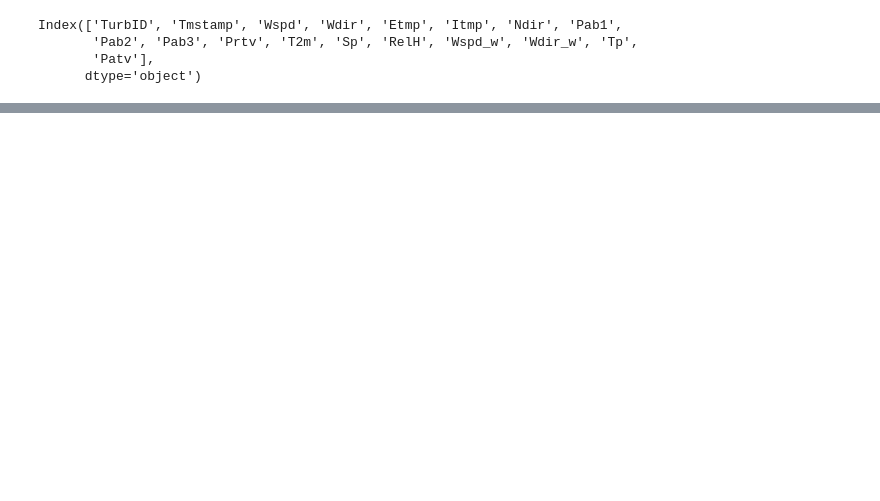
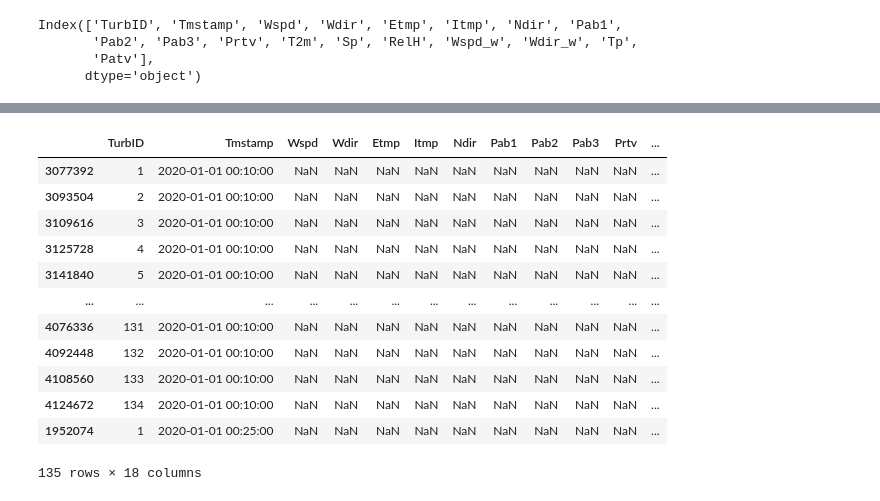
Before and after one commit to valerasaray/fan_regression, a Jupyter notebook: notebooks/main.ipynb, the cells around one changed output, grey strips where cells are left out. Cells and saved outputs as stored; diff of their text form; code cells hidden in the pictures; blank space fills up the shorter version.

```diff
--- a/notebooks/main.ipynb
+++ b/notebooks/main.ipynb
@@ -31,0 +85,25 @@ data[(data['Wspd'] == 6.17)].head(30)
+# %%
+import numpy as np
+
+
+data_sorted['minute'] = data_sorted['Tmstamp'].dt.minute
+data_sorted['hour'] = data_sorted['Tmstamp'].dt.hour
+data_sorted['day_of_week'] = data_sorted['Tmstamp'].dt.day_of_week
+data_sorted['month_sin'] = np.sin(2 * np.pi * data_sorted['Tmstamp'].dt.month / 12)
+data_sorted['year'] = data_sorted['Tmstamp'].dt.year
+# %%
+data_sorted.head(135)
+# %% [output]
+|  | TurbID | Tmstamp | Wspd | Wdir | Etmp | Itmp | Ndir | Pab1 | Pab2 | Pab3 | Prtv | ... |
+| 3077392 | 1 | 2020-01-01 00:10:00 | NaN | NaN | NaN | NaN | NaN | NaN | NaN | NaN | NaN | ... |
+| 3093504 | 2 | 2020-01-01 00:10:00 | NaN | NaN | NaN | NaN | NaN | NaN | NaN | NaN | NaN | ... |
+| 3109616 | 3 | 2020-01-01 00:10:00 | NaN | NaN | NaN | NaN | NaN | NaN | NaN | NaN | NaN | ... |
+| 3125728 | 4 | 2020-01-01 00:10:00 | NaN | NaN | NaN | NaN | NaN | NaN | NaN | NaN | NaN | ... |
+| 3141840 | 5 | 2020-01-01 00:10:00 | NaN | NaN | NaN | NaN | NaN | NaN | NaN | NaN | NaN | ... |
+| ... | ... | ... | ... | ... | ... | ... | ... | ... | ... | ... | ... | ... |
+| 4076336 | 131 | 2020-01-01 00:10:00 | NaN | NaN | NaN | NaN | NaN | NaN | NaN | NaN | NaN | ... |
+| 4092448 | 132 | 2020-01-01 00:10:00 | NaN | NaN | NaN | NaN | NaN | NaN | NaN | NaN | NaN | ... |
+| 4108560 | 133 | 2020-01-01 00:10:00 | NaN | NaN | NaN | NaN | NaN | NaN | NaN | NaN | NaN | ... |
+| 4124672 | 134 | 2020-01-01 00:10:00 | NaN | NaN | NaN | NaN | NaN | NaN | NaN | NaN | NaN | ... |
+| 1952074 | 1 | 2020-01-01 00:25:00 | NaN | NaN | NaN | NaN | NaN | NaN | NaN | NaN | NaN | ... |
+135 rows × 18 columns
```
Also changed, not shown: parts of 10 cells of this notebook, 2 other files.
